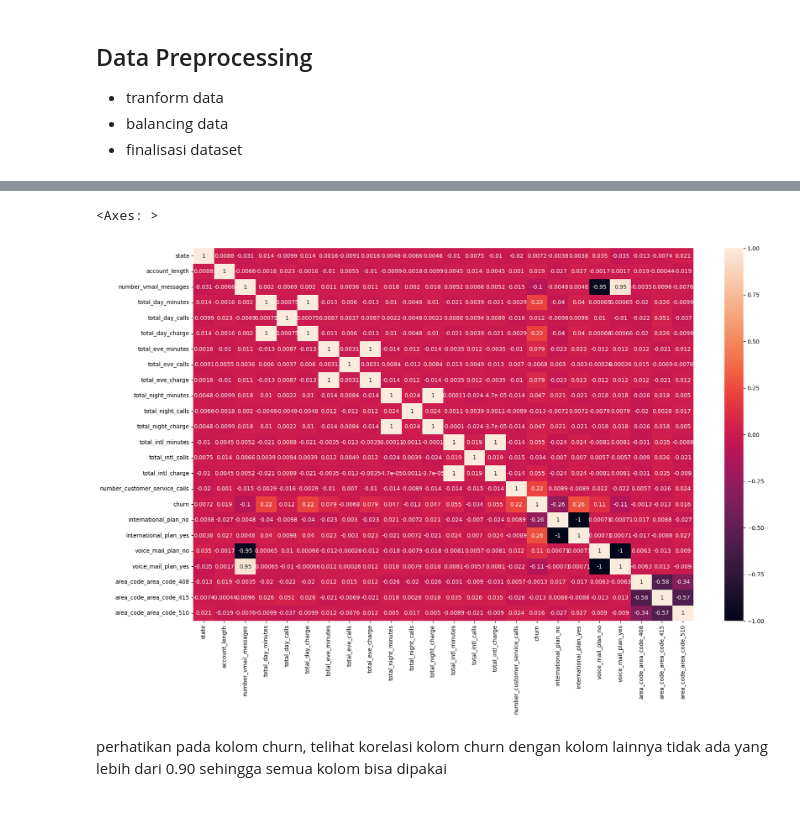
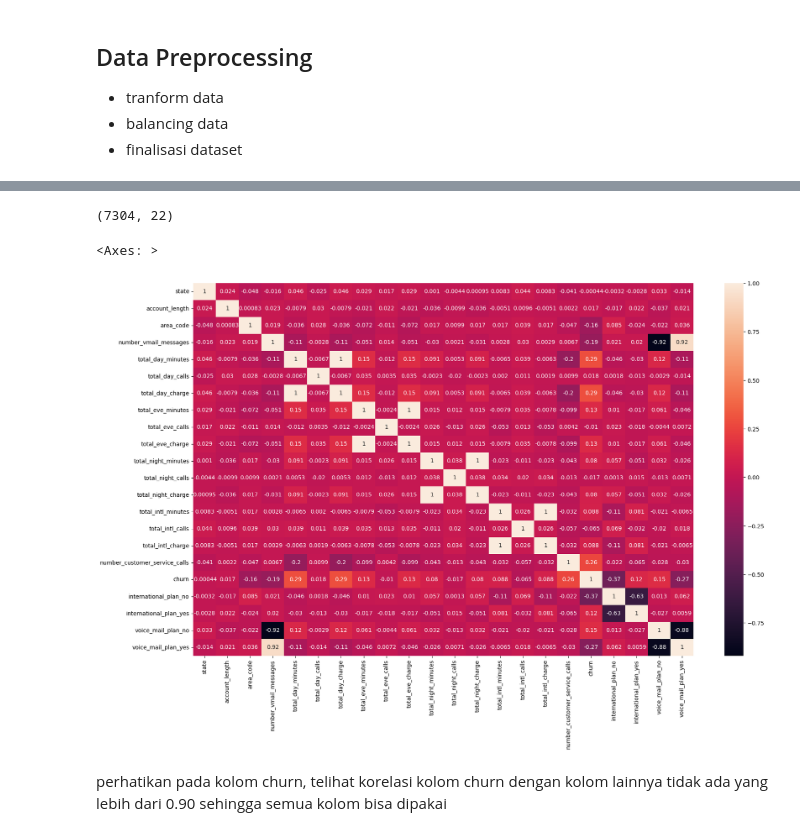
Before and after one commit to tiktikiv/Portofolio-Ivani, a Jupyter notebook: Customer_Churn/Customer_Churn_Classification(FGAxBinar).ipynb, the cells around one changed output, grey strips where cells are left out. Saved outputs shown, nothing was run; the diff lists cells and outputs as text; code cells hidden in the pictures.

```diff
--- a/Customer_Churn/Customer_Churn_Classification(FGAxBinar).ipynb
+++ b/Customer_Churn/Customer_Churn_Classification(FGAxBinar).ipynb
@@ -129,11 +145,13 @@ number_customer_service_calls      10
 churn                               2
 dtype: int64
 # %%
+# mengelompokan kolom berdasarkan kategori data
 target = ['churn']
-kategorikal = ['international_plan', 'voice_mail_plan', 'area_code']
+kategorikal = ['international_plan', 'voice_mail_plan']
+kategorikal2 = ['area_code']
 kategori_panjang = ['state' ]
 numerikal = [x for x in data_train.columns if x not in target + kategorikal +
-             kategori_panjang]
+             kategori_panjang + kategorikal2]
 # %% [markdown]
 ## Exploratory Data Analysis
 untuk menemukan insight dan pemahaman data lebih lanjut
@@ -238,8 +261,10 @@ labelencoder = LabelEncoder()
 
 data_train = pd.get_dummies(data_train, columns=kategorikal)
 
+data_train['area_code'] = data_train['area_code'].map({
+    'area_code_510': 0, 'area_code_408': 1, 'area_code_415':2
+})
+
 data_train['churn'] = labelencoder.fit_transform(data_train['churn'])
 
 data_train['state'] = labelencoder.fit_transform(data_train['state'])
-
-data_train.iloc[:, [0,16,17,18,19,20,21,22,23]]
@@ -351,10 +359,12 @@ cor_matrix
 # %%
 # mencari korelasi antar kolom secara visual
+print(X_res.shape)
 plt.figure(figsize = (20, 12))
-sns.heatmap(data_train.corr(), annot=True)
+sns.heatmap(X_res.corr(), annot=True)
 # %% [output]
-<Axes: >
+(7304, 22)
+<Axes: >
-[figure, old version]
+[figure, new version]
 # %% [markdown]
 perhatikan pada kolom churn, telihat korelasi kolom churn dengan kolom lainnya tidak ada yang lebih dari 0.90 sehingga semua kolom bisa dipakai
 # %%
```
Also changed, not shown: parts of 20 cells of this notebook.
